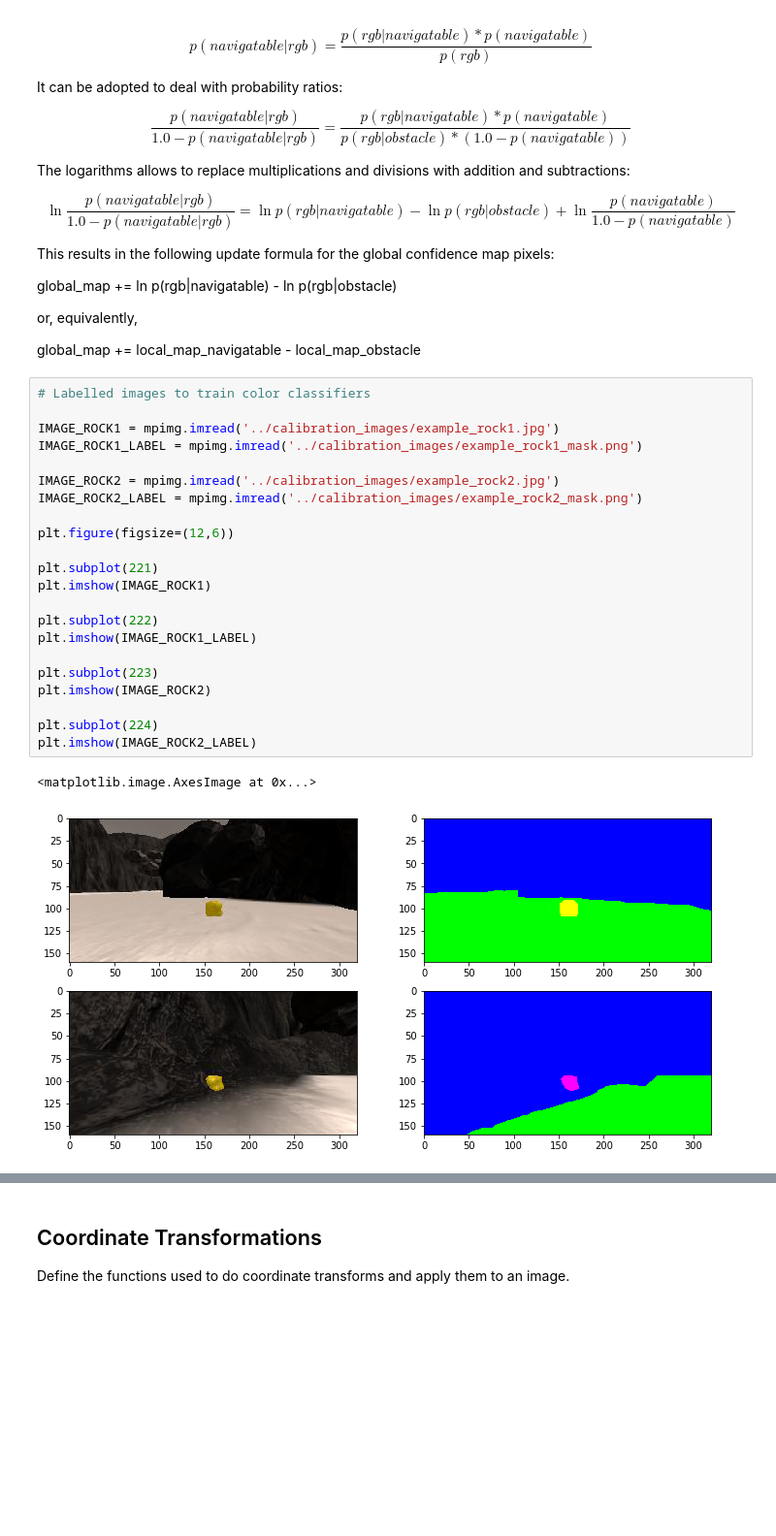
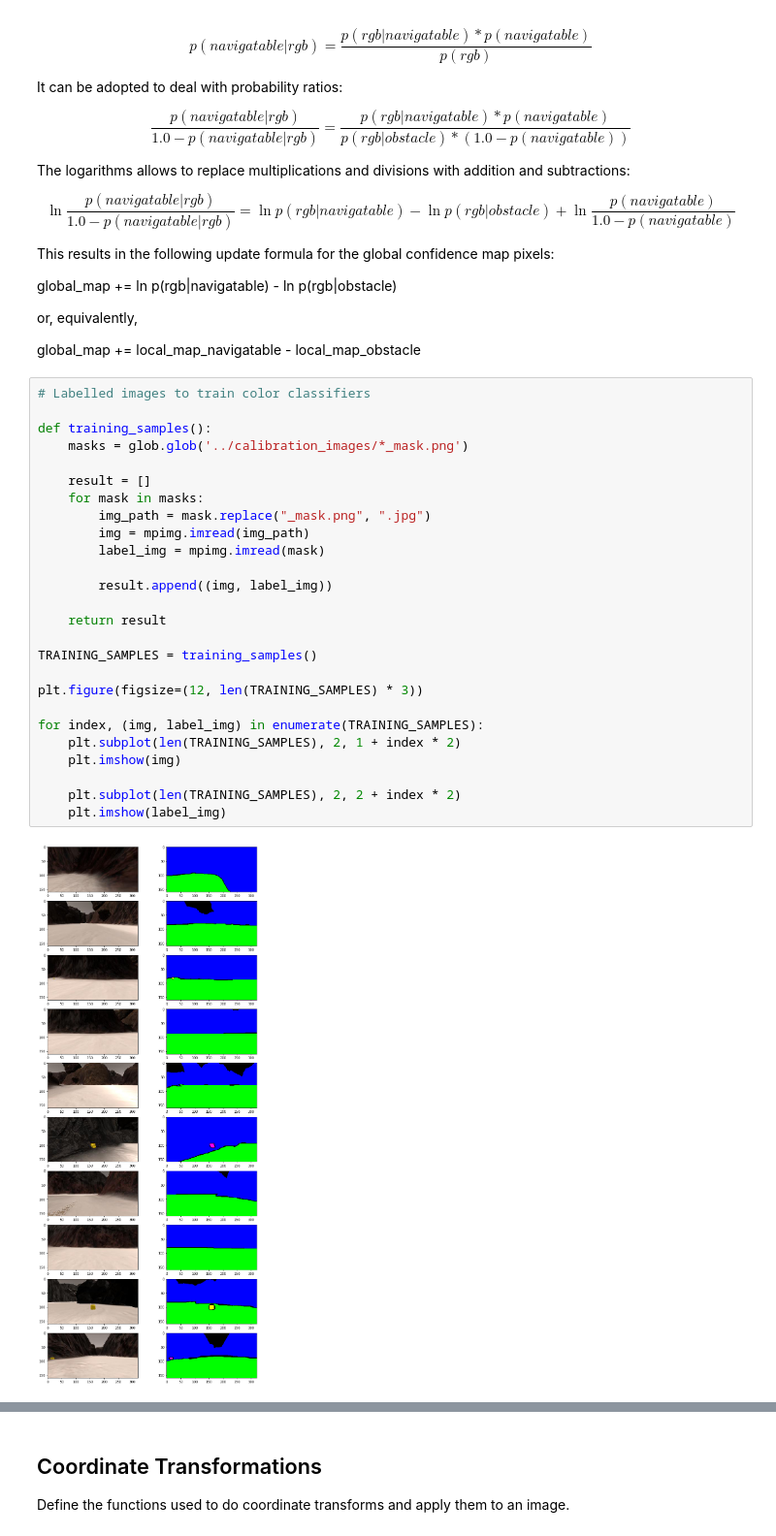
Before and after one commit to dimaga/RoboND-Rover-Project, a Jupyter notebook: code/Rover_Project_Test_Notebook.ipynb, the cells around one changed output, grey strips where cells are left out. Shown at 97% size. Cells and saved outputs as stored; diff of their text form; blank space fills up the shorter version.

```diff
--- a/code/Rover_Project_Test_Notebook.ipynb
+++ b/code/Rover_Project_Test_Notebook.ipynb
@@ -162,31 +162,34 @@ global_map += ln p(rgb|navigatable) - ln p(rgb|obstacle)
 or, equivalently,
 
 global_map += local_map_navigatable - local_map_obstacle
-# %%
-# Labelled images to train color classifiers
-
-IMAGE_ROCK1 = mpimg.imread('../calibration_images/example_rock1.jpg')
-IMAGE_ROCK1_LABEL = mpimg.imread('../calibration_images/example_rock1_mask.png')
-
-IMAGE_ROCK2 = mpimg.imread('../calibration_images/example_rock2.jpg')
-IMAGE_ROCK2_LABEL = mpimg.imread('../calibration_images/example_rock2_mask.png')
-
-plt.figure(figsize=(12,6))
-
-plt.subplot(221)
-plt.imshow(IMAGE_ROCK1)
-
-plt.subplot(222)
-plt.imshow(IMAGE_ROCK1_LABEL)
-
-plt.subplot(223)
-plt.imshow(IMAGE_ROCK2)
-
-plt.subplot(224)
-plt.imshow(IMAGE_ROCK2_LABEL)
-# %% [output]
-<matplotlib.image.AxesImage at 0x...>
-[figure, removed]
+# %%
+# Labelled images to train color classifiers
+
+def training_samples():
+    masks = glob.glob('../calibration_images/*_mask.png')
+
+    result = []
+    for mask in masks:
+        img_path = mask.replace("_mask.png", ".jpg")
+        img = mpimg.imread(img_path)
+        label_img = mpimg.imread(mask)
+
+        result.append((img, label_img))
+
+    return result
+
+TRAINING_SAMPLES = training_samples()
+
+plt.figure(figsize=(12, len(TRAINING_SAMPLES) * 3))
+
+for index, (img, label_img) in enumerate(TRAINING_SAMPLES):
+    plt.subplot(len(TRAINING_SAMPLES), 2, 1 + index * 2)
+    plt.imshow(img)
+
+    plt.subplot(len(TRAINING_SAMPLES), 2, 2 + index * 2)
+    plt.imshow(label_img)
+# %% [output]
+[figure, added]
 # %%
 # Prepare training data
 
```
Also changed, not shown: parts of 6 cells of this notebook, 1 other file.
